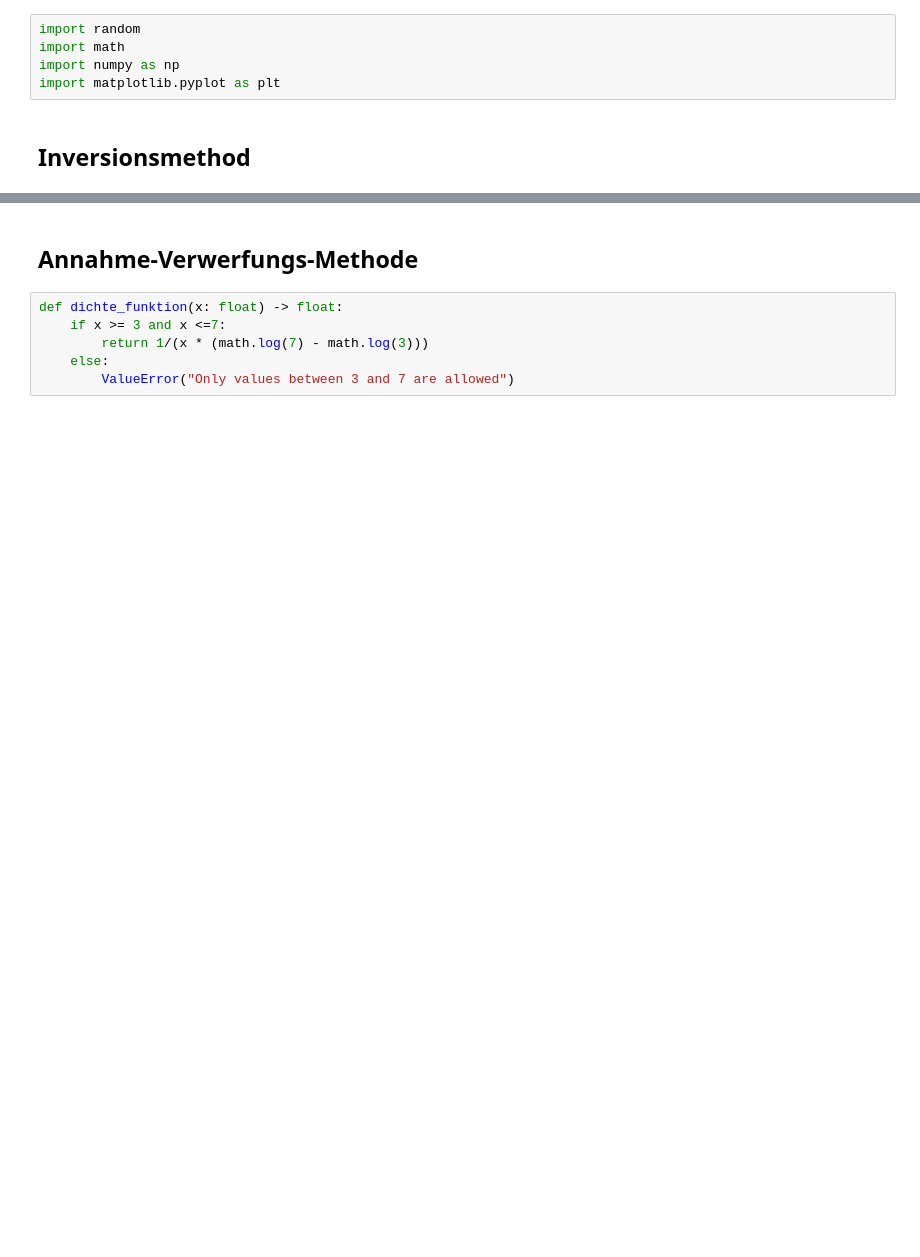
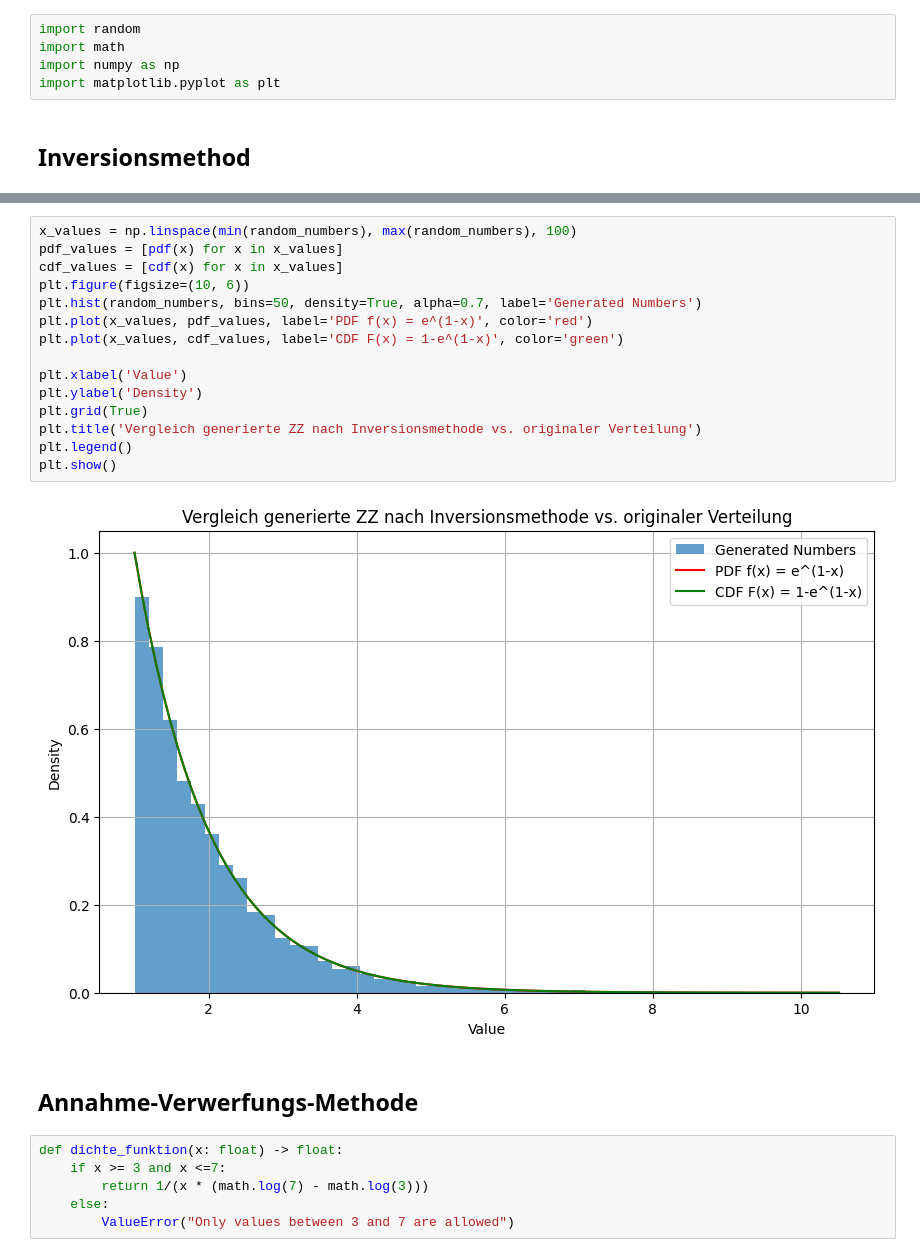
Before and after one commit to tombk556/Mathematische-Stochastische-Modelle-und-MC-Simulationen, a Jupyter notebook: Zufallszahlen/main.ipynb, the cells around one changed output, grey strips where cells are left out. Cells and saved outputs as stored; diff of their text form; blank space fills up the shorter version.

```diff
--- a/Zufallszahlen/main.ipynb
+++ b/Zufallszahlen/main.ipynb
@@ -37,3 +26,20 @@ plt.show()
+# %%
+x_values = np.linspace(min(random_numbers), max(random_numbers), 100)
+pdf_values = [pdf(x) for x in x_values]
+cdf_values = [cdf(x) for x in x_values]
+plt.figure(figsize=(10, 6))
+plt.hist(random_numbers, bins=50, density=True, alpha=0.7, label='Generated Numbers')
+plt.plot(x_values, pdf_values, label='PDF f(x) = e^(1-x)', color='red')
+plt.plot(x_values, cdf_values, label='CDF F(x) = 1-e^(1-x)', color='green')
+
+plt.xlabel('Value')
+plt.ylabel('Density')
+plt.grid(True)
+plt.title('Vergleich generierte ZZ nach Inversionsmethode vs. originaler Verteilung')
+plt.legend()
+plt.show()
+# %% [output]
+[figure, added]
 # %% [markdown]
 ## Annahme-Verwerfungs-Methode
 # %%
```
Also changed, not shown: parts of 9 cells of this notebook.
